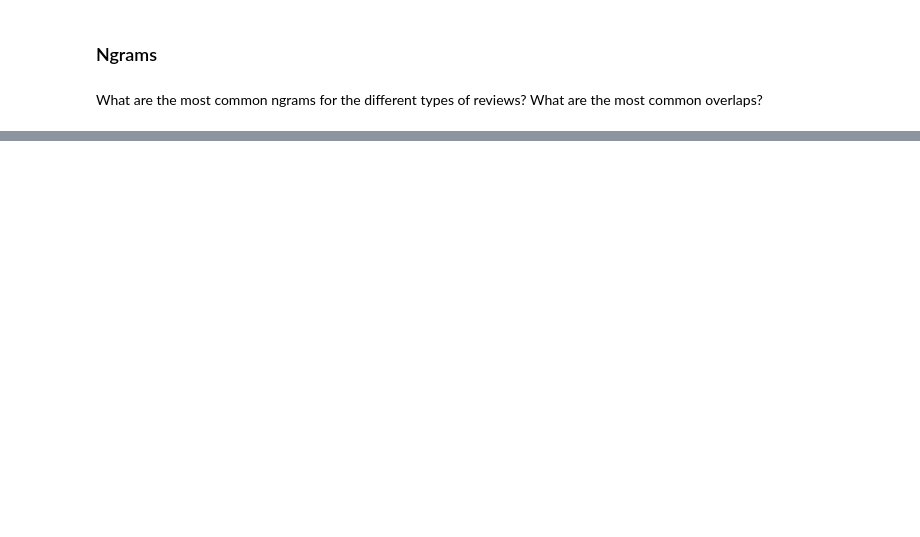
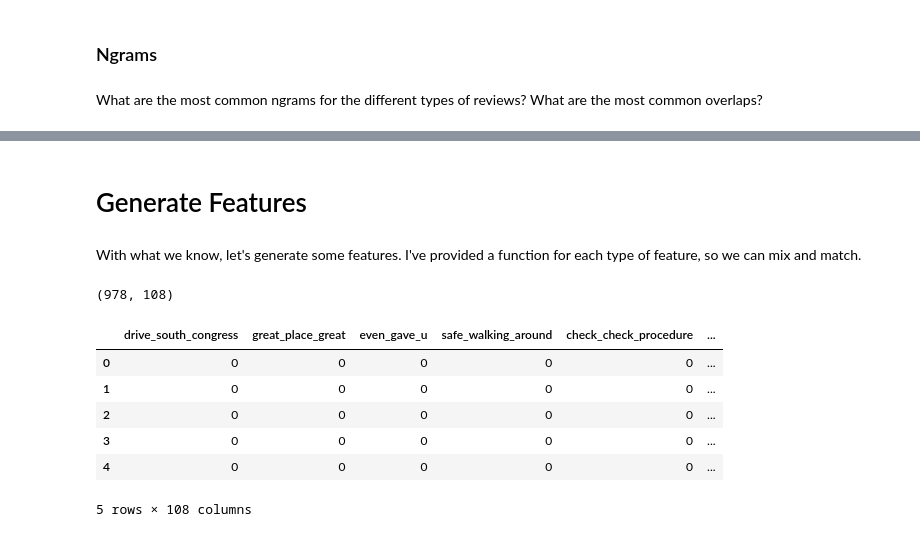
Before and after one commit to g1776/DS440CapstoneIndubitably, a Jupyter notebook: notebooks/modelling/eda_and_feature_engineering.ipynb, the cells around one changed output, grey strips where cells are left out. Cells and saved outputs as stored; diff of their text form; code cells hidden in the pictures; blank space fills up the shorter version.

```diff
--- a/notebooks/modelling/eda_and_feature_engineering.ipynb
+++ b/notebooks/modelling/eda_and_feature_engineering.ipynb
@@ -160,14 +171,8 @@ Now let's look at a word cloud of the 3-grams in misleading reviews.
 # %%
 from wordcloud import WordCloud
 from PIL import Image
-import numpy as np
 
-# generate wordcloud for misleading reviews
-subset = df[df.label == "yes"]
-
-# get groups of N consecutive words
-N = 3
-ngrams_str = " ".join(series_to_ngrams(subset.comments, N).to_list())
+ngrams_str = " ".join(n_grams_3)
 
 # make house-shaped mask
 mask = np.array(Image.open("../../house_shape.png"))
@@ -186,8 +191,10 @@ wc = WordCloud(
     colormap="twilight_shifted"
 ).generate(ngrams_str)
 
-# show wordcloud using matplotlib
-plt.figure(figsize=(15,9))
-plt.imshow(wc, interpolation="bilinear")
-plt.axis("off")
-plt.show()
+wc
+
+# show wordcloud
+fig = px.imshow(wc, title=f"Most common {N}-grams in misleading reviews", width=700, height=700)
+fig.update_xaxes(visible=False)
+fig.update_yaxes(visible=False)
+fig.show()
@@ -195,0 +204,52 @@ plt.show()
+# %% [markdown]
+# Generate Features
+# %% [markdown]
+With what we know, let's generate some features. I've provided a function for each type of feature, so we can mix and match.
+# %%
+from collections import Counter
+
+def ngrams_features(features, n):
+    """Add n-gram features to the features dataframe."""
+
+    # one-hot encode ngrams
+    df["ngrams"] = df.comments.apply(lambda x: set(get_consecutive_ngrams(x, 3)))
+
+    # get ngrams that are common in misleading reviews
+    misleading = df[df.label.isin(["mbad", "mgood"])]
+    ng_set = set(series_to_ngrams(subset.comments, n).to_list())
+
+    # one-hot encode ngrams
+    ngram_features = {}
+    for ngram in ng_set:
+        ngram_features[ngram] = df.ngrams.apply(lambda ngrams: 1 if ngram in ngrams else 0)
+    ngram_df = pd.DataFrame(ngram_features)
+    features = pd.concat([features, ngram_df], axis=1)
+
+    # Only keep ngram features that appear in at least 3 reviews
+    min_num_reviews = 3
+    num_reviews_ngram_is_in = features.apply(lambda x: x > 0).sum()
+    ngram_features_to_drop= num_reviews_ngram_is_in[num_reviews_ngram_is_in < min_num_reviews].index
+
+    features = features.drop(ngram_features_to_drop, axis=1)
+
+    return features
+
+# build features
+features = pd.DataFrame()
+features = ngrams_features(features, 3)
+
+# add id and label
+features["review_id"] = df.review_id
+features["label"] = df.label
+
+print(features.shape)
+features.head()
+# %% [output]
+(978, 108)
+|  | drive_south_congress | great_place_great | even_gave_u | safe_walking_around | check_check_procedure | ... |
+| 0 | 0 | 0 | 0 | 0 | 0 | ... |
+| 1 | 0 | 0 | 0 | 0 | 0 | ... |
+| 2 | 0 | 0 | 0 | 0 | 0 | ... |
+| 3 | 0 | 0 | 0 | 0 | 0 | ... |
+| 4 | 0 | 0 | 0 | 0 | 0 | ... |
+5 rows × 108 columns
```
Also changed, not shown: parts of 17 cells of this notebook, 3 other files.
